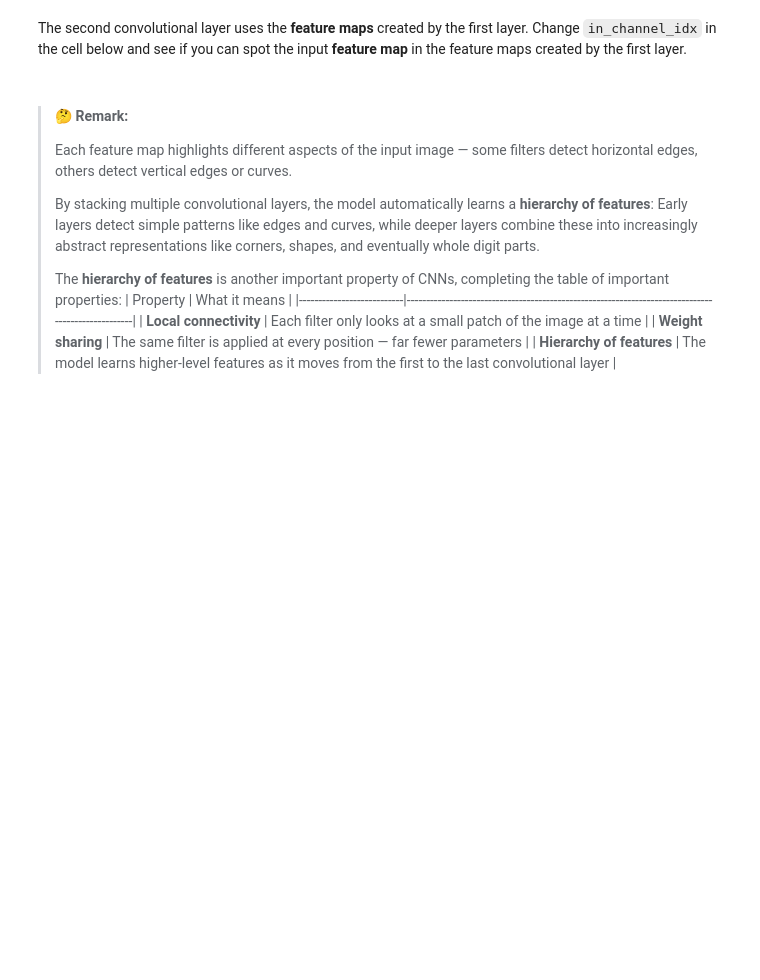
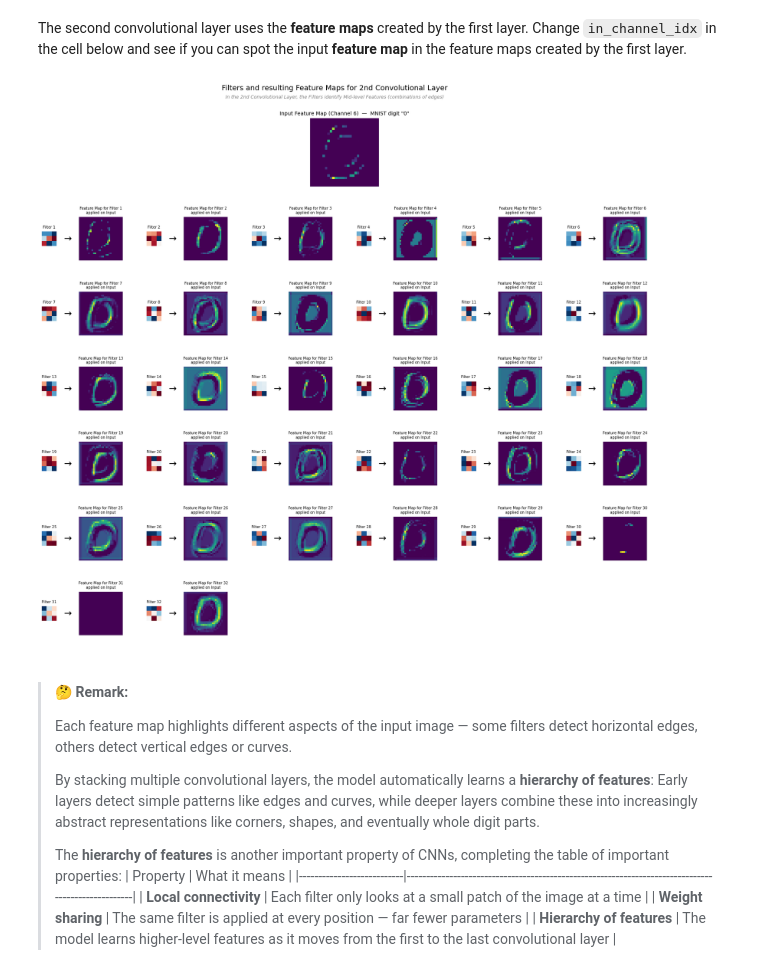
Before and after one commit to dmitryvergeles/ML_1, a Jupyter notebook: applied-machine-learning/week-02/Week2_Notebook1_Ice_Cream_Sales_and_Image_Classification.ipynb, the cells around one changed output. Drawn from its saved outputs; the diff is of its cells as text; code cells hidden in the pictures; blank space fills up the shorter version.

```diff
--- a/applied-machine-learning/week-02/Week2_Notebook1_Ice_Cream_Sales_and_Image_Classification.ipynb
+++ b/applied-machine-learning/week-02/Week2_Notebook1_Ice_Cream_Sales_and_Image_Classification.ipynb
@@ -1353,7 +1371,9 @@ plot_filters_and_feature_maps(cnn, layer_idx=0, in_channel_idx=0)
 The second convolutional layer uses the **feature maps** created by the first layer.</br>
 Change `in_channel_idx` in the cell below and see if you can spot the input **feature map** in the feature maps created by the first layer.
 # %%
-plot_filters_and_feature_maps(cnn, layer_idx=1, in_channel_idx=10)
+plot_filters_and_feature_maps(cnn, layer_idx=1, in_channel_idx=5)
+# %% [output]
+[figure, added]
 # %% [markdown]
 > #### 🤔 **Remark:**
 > Each feature map highlights different aspects of the input image — some filters detect horizontal edges, others detect vertical edges or curves.
```
Also changed, not shown: parts of 14 cells of this notebook.
